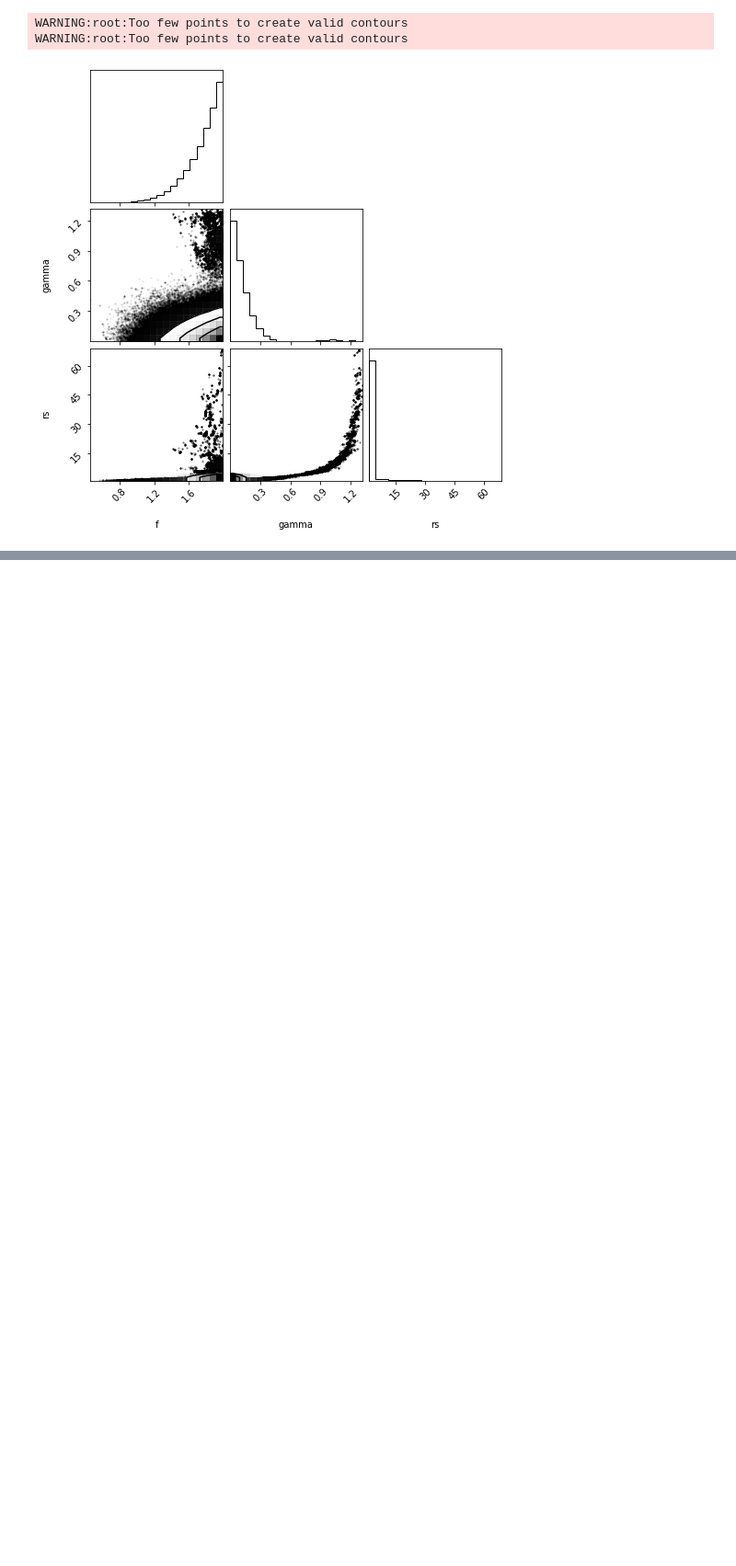
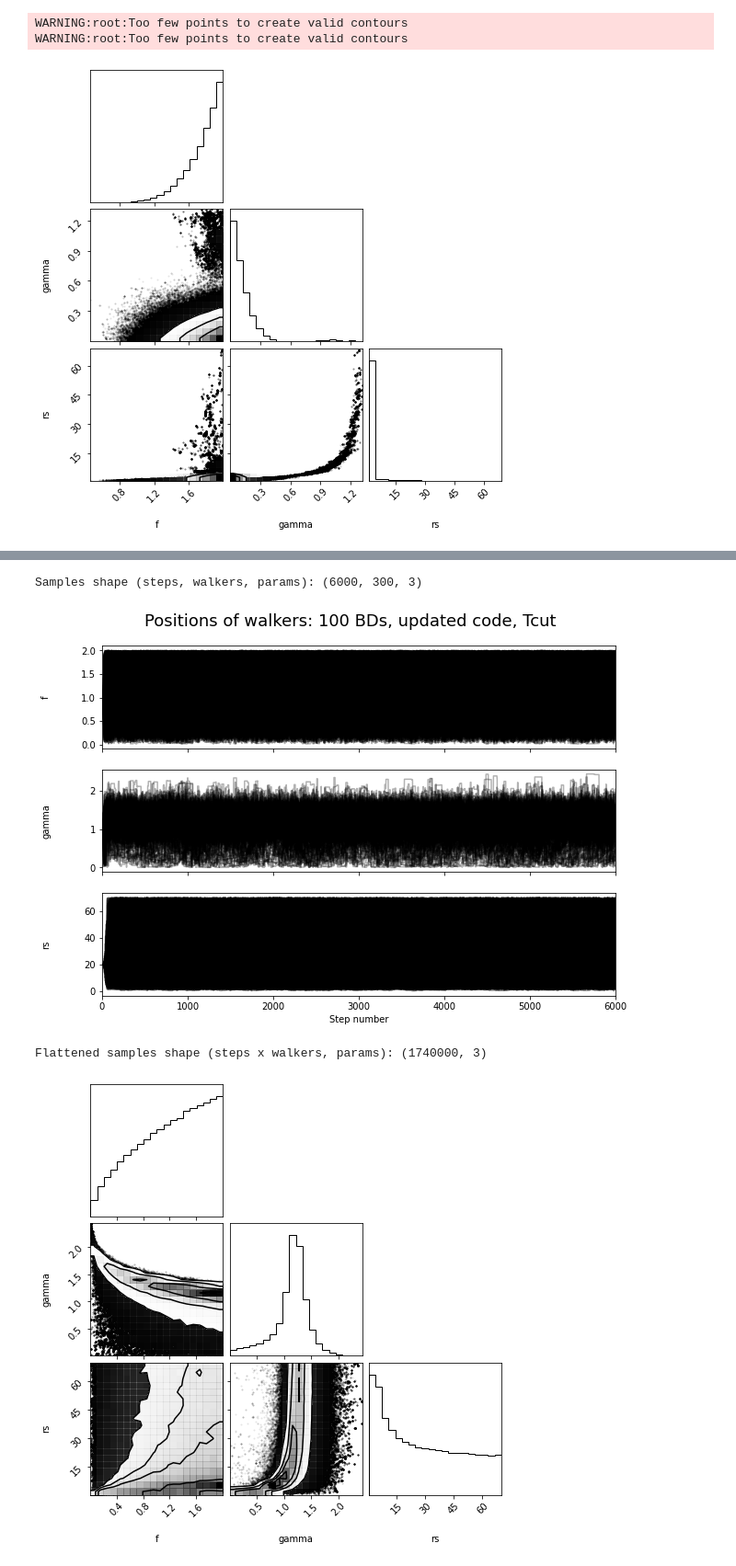
Before and after one commit to SvPoder/exoplanets, a Jupyter notebook: jupyter-notebook/display_emcee_walkers.ipynb, the cells around one changed output, grey strips where cells are left out. Shown at 92% size. Saved outputs shown, nothing was run; the diff lists cells and outputs as text; code cells hidden in the pictures; blank space fills up the shorter version.

```diff
--- a/jupyter-notebook/display_emcee_walkers.ipynb
+++ b/jupyter-notebook/display_emcee_walkers.ipynb
@@ -74,0 +87,11 @@ WARNING:root:Too few points to create valid contours
+# %%
+# Testing 300 walkers
+# Likelihood with added pi term
+filename = "/home/sven/repos/exoplanets/walkers_Tcut_300walkers_N100_sigma0.2_f1.0gamma1.2rs20.0v42.h5"
+label_kwrgs = "100 BDs, updated code, Tcut"
+display_emcee_results(filename, label_kwrgs)
+# %% [output]
+Samples shape (steps, walkers, params): (6000, 300, 3)
+[figure, added]
+Flattened samples shape (steps x walkers, params): (1740000, 3)
+[figure, added]
```
Also changed, not shown: parts of 3 cells of this notebook, 5 other files.
